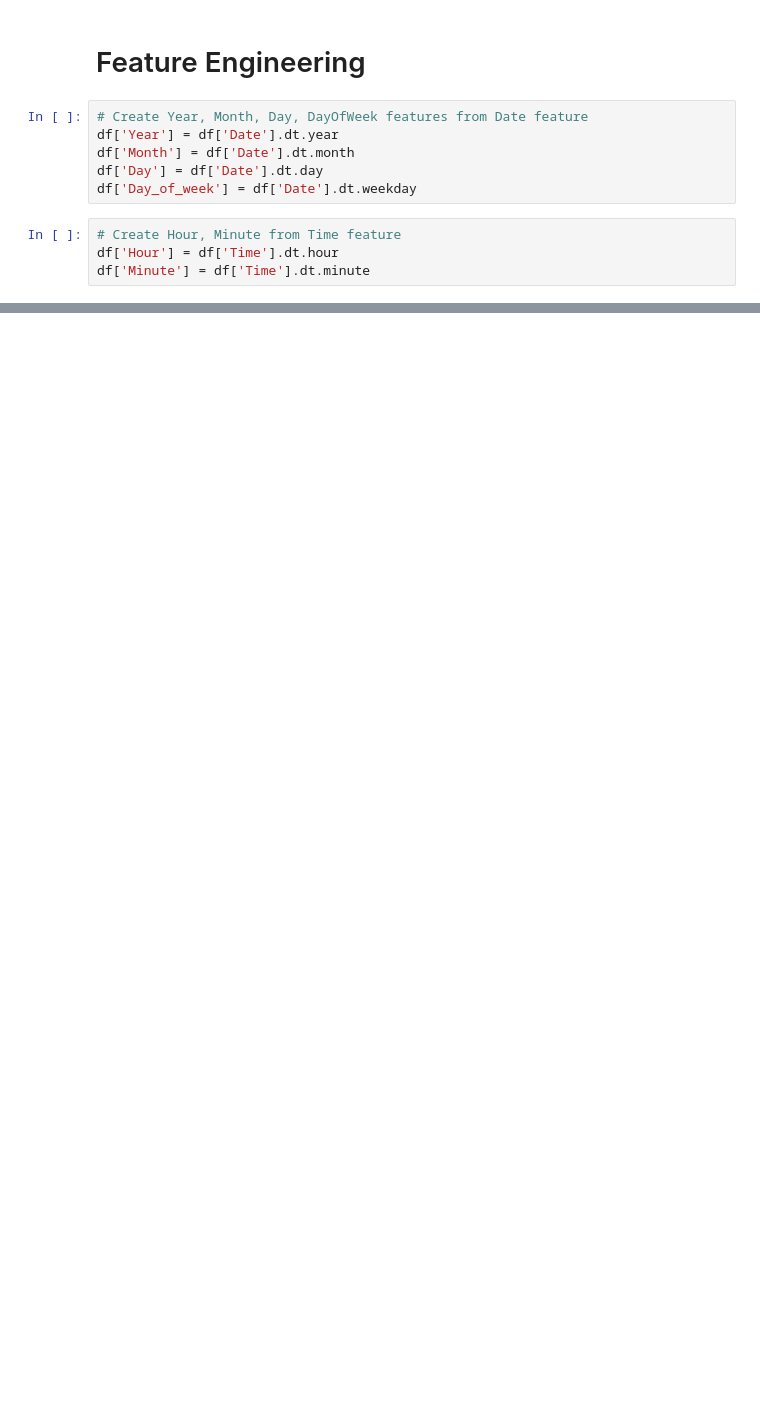
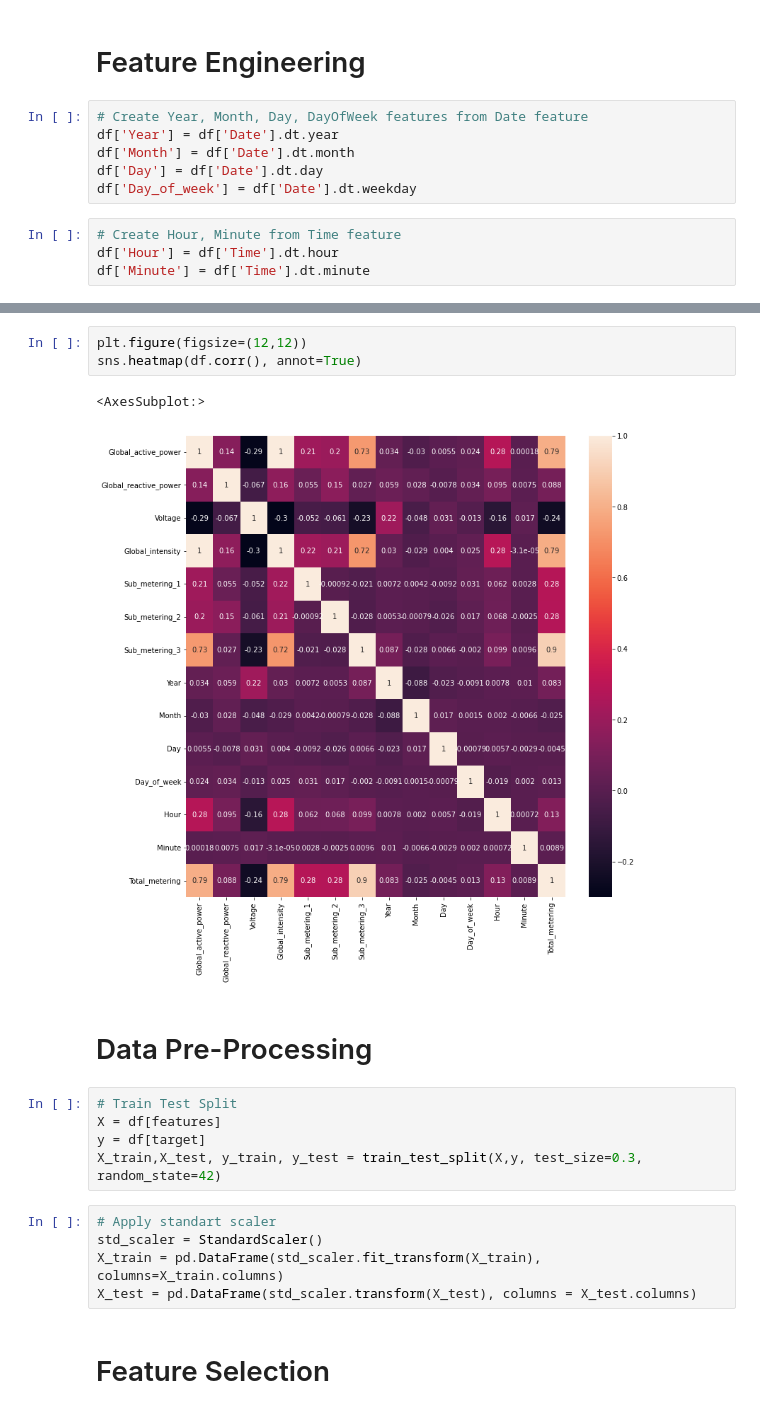
Before and after one commit to mervebdurna/ineuron-ml-projects, a Jupyter notebook: Regression Projects/Household Power Consumption Prediction/EDA.ipynb, the cells around one changed output, grey strips where cells are left out. Drawn from its saved outputs; the diff is of its cells as text; blank space fills up the shorter version.

```diff
--- a/Regression Projects/Household Power Consumption Prediction/EDA.ipynb
+++ b/Regression Projects/Household Power Consumption Prediction/EDA.ipynb
@@ -188,0 +276,20 @@ df['Minute'] = df['Time'].dt.minute
+# %%
+plt.figure(figsize=(12,12))
+sns.heatmap(df.corr(), annot=True)
+# %% [output]
+<AxesSubplot:>
+[figure, added]
+# %% [markdown]
+# Data Pre-Processing
+# %%
+# Train Test Split
+X = df[features]
+y = df[target]
+X_train,X_test, y_train, y_test = train_test_split(X,y, test_size=0.3, random_state=42)
+# %%
+# Apply standart scaler
+std_scaler = StandardScaler()
+X_train = pd.DataFrame(std_scaler.fit_transform(X_train), columns=X_train.columns)
+X_test = pd.DataFrame(std_scaler.transform(X_test), columns = X_test.columns)
+# %% [markdown]
+# Feature Selection
```
Also changed, not shown: parts of 58 cells of this notebook.
